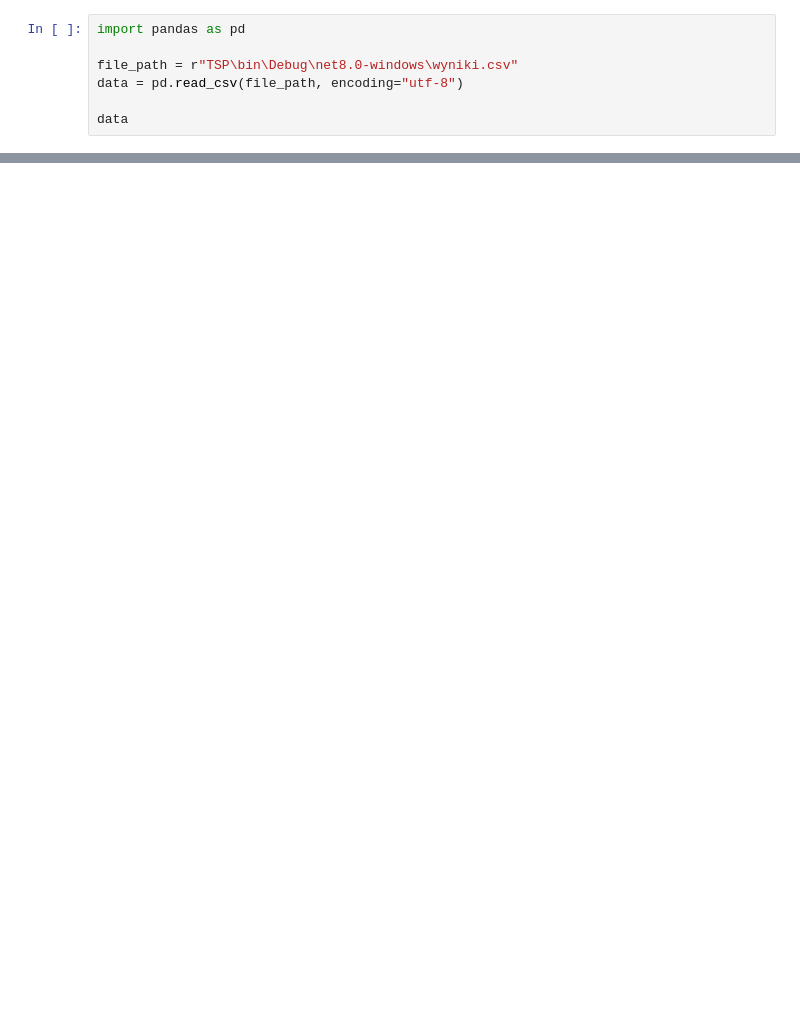
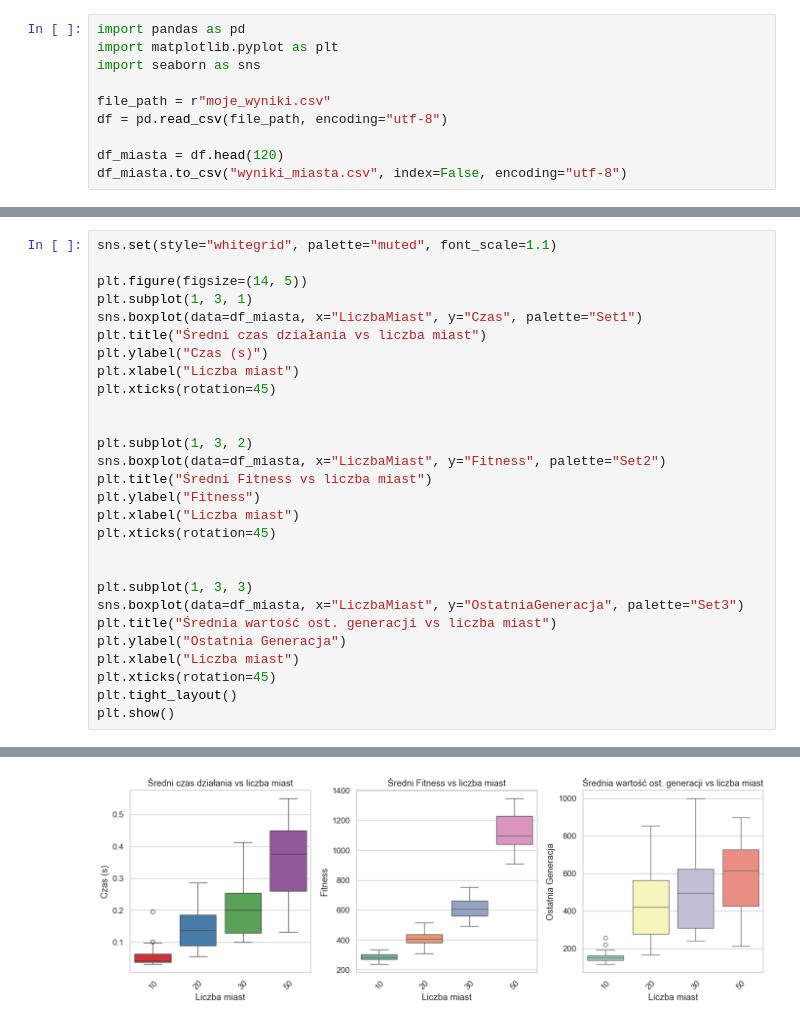
Before and after one commit to JablonskiFlp/TSP, a Jupyter notebook: Analiza.ipynb, the cells around one changed output, grey strips where cells are left out. Cells and saved outputs as stored; diff of their text form; blank space fills up the shorter version.

```diff
--- a/Analiza.ipynb
+++ b/Analiza.ipynb
@@ -1,7 +4,10 @@
 # %%
 import pandas as pd
+import matplotlib.pyplot as plt
+import seaborn as sns
 
-file_path = r"TSP\bin\Debug\net8.0-windows\wyniki.csv"
-data = pd.read_csv(file_path, encoding="utf-8")
+file_path = r"moje_wyniki.csv"
+df = pd.read_csv(file_path, encoding="utf-8")
 
-data
+df_miasta = df.head(120)
+df_miasta.to_csv("wyniki_miasta.csv", index=False, encoding="utf-8")
@@ -11,0 +14,29 @@ data
+# %%
+sns.set(style="whitegrid", palette="muted", font_scale=1.1)
+
+plt.figure(figsize=(14, 5))
+plt.subplot(1, 3, 1)
+sns.boxplot(data=df_miasta, x="LiczbaMiast", y="Czas", palette="Set1")
+plt.title("Średni czas działania vs liczba miast")
+plt.ylabel("Czas (s)")
+plt.xlabel("Liczba miast")
+plt.xticks(rotation=45)
+
+
+plt.subplot(1, 3, 2)
+sns.boxplot(data=df_miasta, x="LiczbaMiast", y="Fitness", palette="Set2")
+plt.title("Średni Fitness vs liczba miast")
+plt.ylabel("Fitness")
+plt.xlabel("Liczba miast")
+plt.xticks(rotation=45)
+
+
+plt.subplot(1, 3, 3)
+sns.boxplot(data=df_miasta, x="LiczbaMiast", y="OstatniaGeneracja", palette="Set3")
+plt.title("Średnia wartość ost. generacji vs liczba miast")
+plt.ylabel("Ostatnia Generacja")
+plt.xlabel("Liczba miast")
+plt.xticks(rotation=45)
+plt.tight_layout()
+plt.show()
+# %% [output]
@@ -11,0 +54 @@ data
+[figure, added]
```
Also changed, not shown: parts of 22 cells of this notebook, 14 other files.
